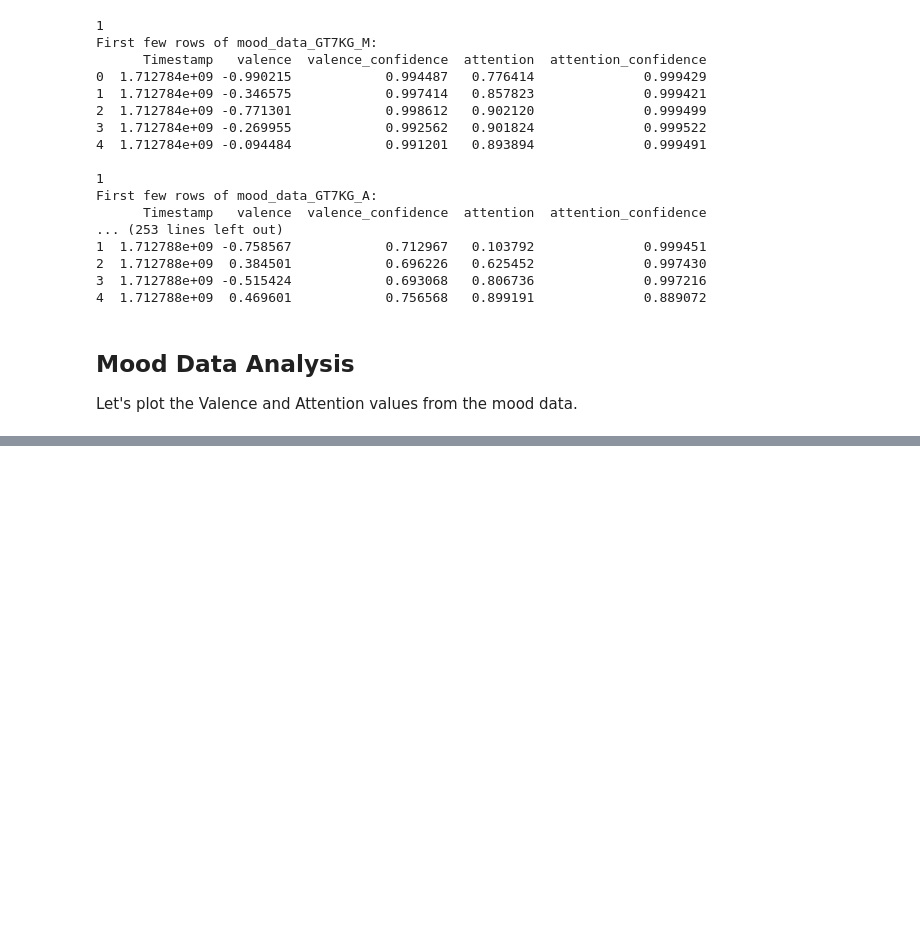
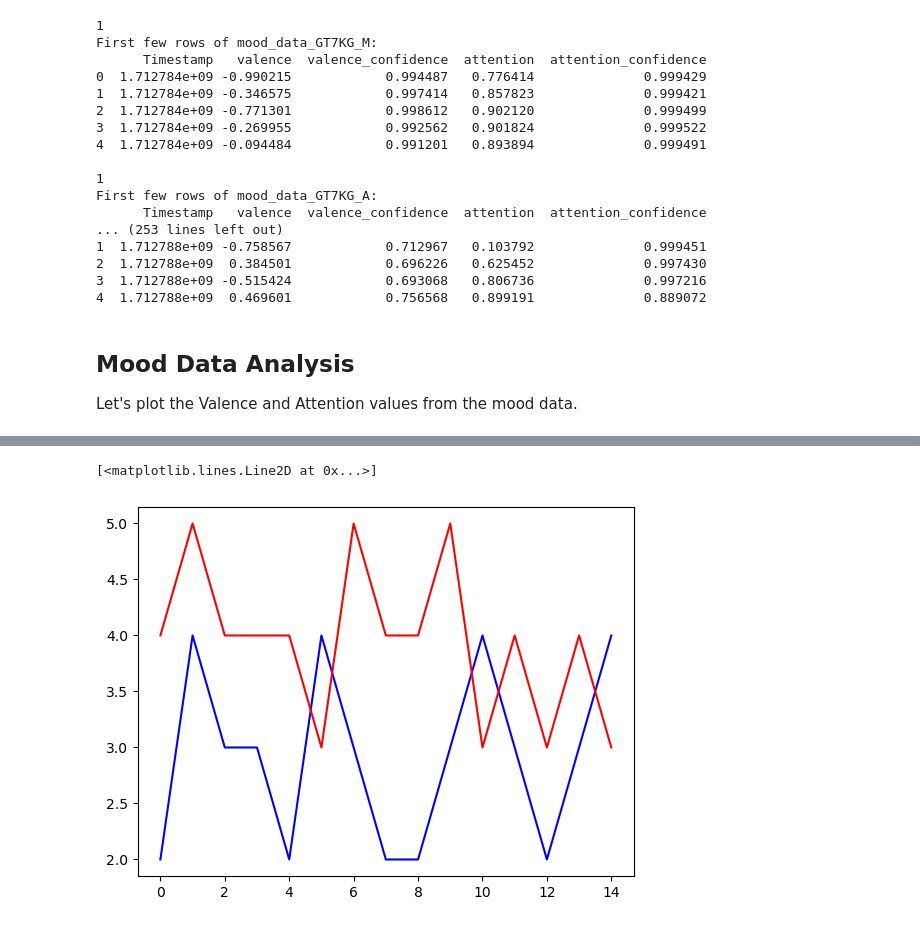
Before and after one commit to jweaths/Engagement-Analysis, a Jupyter notebook: mood_data_analysis.ipynb, the cells around one changed output, grey strips where cells are left out. Drawn from its saved outputs; the diff is of its cells as text; code cells hidden in the pictures; blank space fills up the shorter version.

Commit message:
added survey data

```diff
--- a/mood_data_analysis.ipynb
+++ b/mood_data_analysis.ipynb
@@ -382,0 +380,24 @@ There is no statistically significant difference in correlations between the two
+# %%
+survey_df = pd.read_csv('survey_data.csv')
+
+survey_df.columns = ["timestamp", 'ID', 'pepper', 'engagement', 'enjoyment', 'notes_lacking', 'notes_enjoyment']
+
+
+survey_df['ID'] = survey_df['ID'].str.upper()
+
+
+# survey_df[survey_df['ID']=='XUM1U']['pepper'] = 'Pepper M'
+
+survey_df.loc[0, 'pepper'] = 'Pepper M'
+survey_df.loc[1, 'ID'] = 'XUM1U'
+
+
+survey_df['ID'] = survey_df['ID'].str.strip()
+
+
+survey_df['ID'][survey_df['pepper']=='Pepper M'] = 'mood_data_' + survey_df['ID'] + '_M'
+survey_df['ID'][survey_df['pepper']=='Pepper A'] = 'mood_data_' + survey_df['ID'] + '_A'
+
+survey_df = survey_df[survey_df['ID'].isin(list(data_frames.keys()))]
+
+survey_df
@@ -382,0 +454,12 @@ There is no statistically significant difference in correlations between the two
+# %%
+pepper_m_engagement_m = survey_df[survey_df['pepper']=='Pepper M']['engagement']
+pepper_m_engagement_m
+
+plt.plot(list(range(0, len(pepper_m_engagement_m))), pepper_m_engagement_m, 'b')
+pepper_m_engagement_a = survey_df[survey_df['pepper']=='Pepper A']['engagement']
+pepper_m_engagement_a
+
+plt.plot(list(range(0, len(pepper_m_engagement_a))), pepper_m_engagement_a, 'r')
+# %% [output]
+[<matplotlib.lines.Line2D at 0x...>]
+[figure, added]
```
Also changed, not shown: parts of 11 cells of this notebook, 2 other files.
